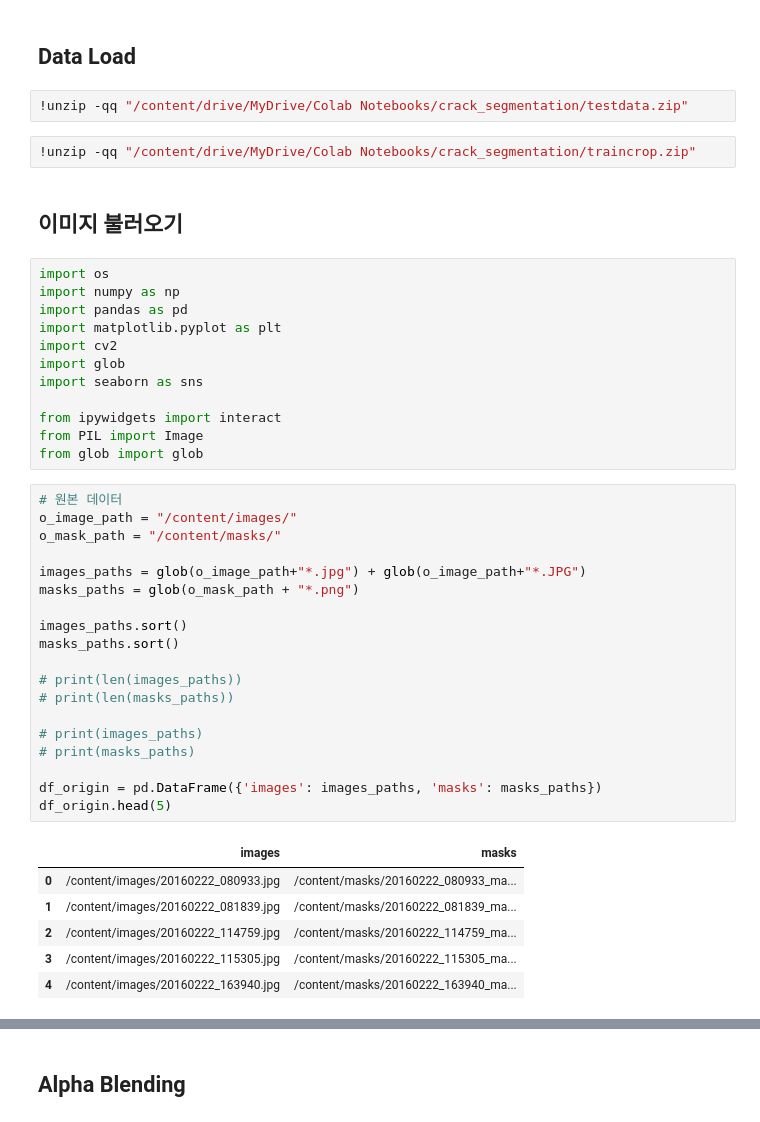
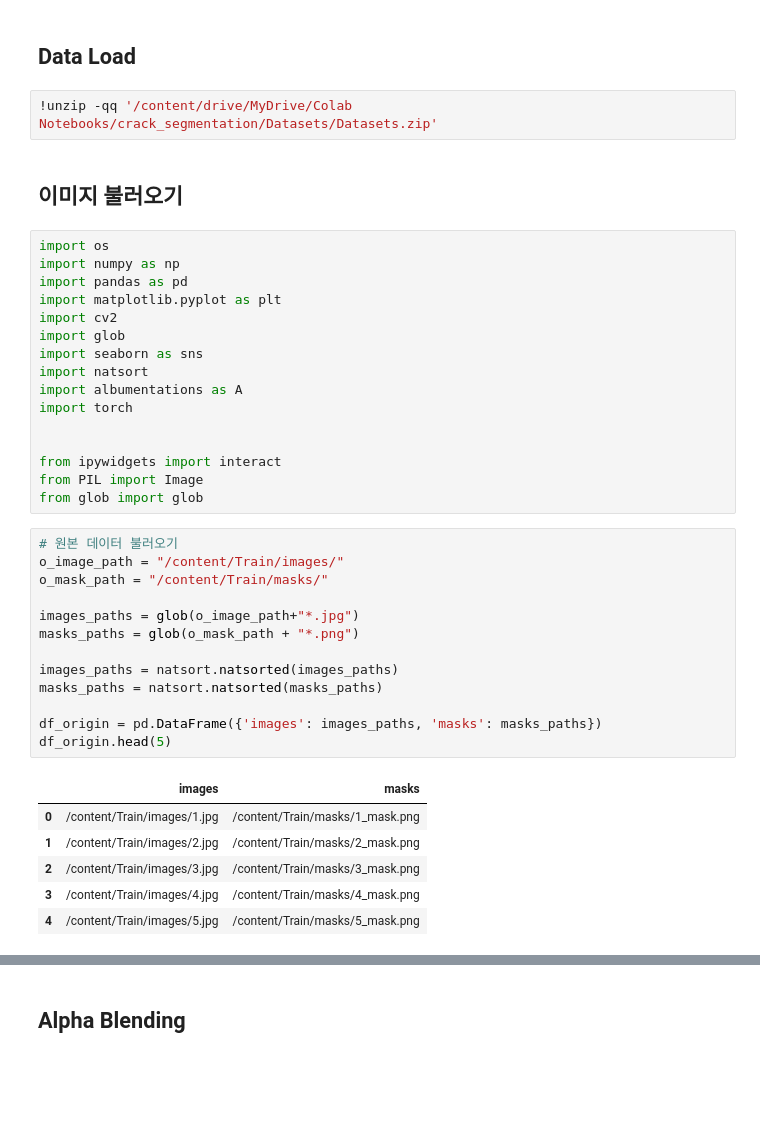
Before and after one commit to SejinHan25/crack_segmentation, a Jupyter notebook: EDA.ipynb, the cells around one changed output, grey strips where cells are left out. Saved outputs shown, nothing was run; the diff lists cells and outputs as text; blank space fills up the shorter version.

Commit message:
Colaboratory를 통해 생성됨

```diff
--- a/EDA.ipynb
+++ b/EDA.ipynb
@@ -10,9 +10,7 @@ Drive already mounted at /content/drive; to attempt to forcibly remount, call dr
 # %% [markdown]
 ## Data Load
 # %%
-!unzip -qq "/content/drive/MyDrive/Colab Notebooks/crack_segmentation/testdata.zip"
+!unzip -qq '/content/drive/MyDrive/Colab Notebooks/crack_segmentation/Datasets/Datasets.zip'
-# %%
-!unzip -qq "/content/drive/MyDrive/Colab Notebooks/crack_segmentation/traincrop.zip"
 # %% [markdown]
 ## 이미지 불러오기
 # %%
@@ -23,33 +21,31 @@ import matplotlib.pyplot as plt
 import cv2
 import glob
 import seaborn as sns
+import natsort
+import albumentations as A
+import torch
+
 
 from ipywidgets import interact
 from PIL import Image
 from glob import glob
 # %%
-# 원본 데이터
-o_image_path = "/content/images/"
-o_mask_path = "/content/masks/"
+# 원본 데이터 불러오기
+o_image_path = "/content/Train/images/"
+o_mask_path = "/content/Train/masks/"
 
-images_paths = glob(o_image_path+"*.jpg") + glob(o_image_path+"*.JPG")
+images_paths = glob(o_image_path+"*.jpg")
 masks_paths = glob(o_mask_path + "*.png")
 
-images_paths.sort()
-masks_paths.sort()
-
-# print(len(images_paths))
-# print(len(masks_paths))
-
-# print(images_paths)
-# print(masks_paths)
+images_paths = natsort.natsorted(images_paths)
+masks_paths = natsort.natsorted(masks_paths)
 
 df_origin = pd.DataFrame({'images': images_paths, 'masks': masks_paths})
 df_origin.head(5)
 # %% [output]
 |  | images | masks |
-| 0 | /content/images/20160222_080933.jpg | /content/masks/20160222_080933_ma... |
-| 1 | /content/images/20160222_081839.jpg | /content/masks/20160222_081839_ma... |
-| 2 | /content/images/20160222_114759.jpg | /content/masks/20160222_114759_ma... |
-| 3 | /content/images/20160222_115305.jpg | /content/masks/20160222_115305_ma... |
-| 4 | /content/images/20160222_163940.jpg | /content/masks/20160222_163940_ma... |
+| 0 | /content/Train/images/1.jpg | /content/Train/masks/1_mask.png |
+| 1 | /content/Train/images/2.jpg | /content/Train/masks/2_mask.png |
+| 2 | /content/Train/images/3.jpg | /content/Train/masks/3_mask.png |
+| 3 | /content/Train/images/4.jpg | /content/Train/masks/4_mask.png |
+| 4 | /content/Train/images/5.jpg | /content/Train/masks/5_mask.png |
```
Also changed, not shown: parts of 16 cells of this notebook.
